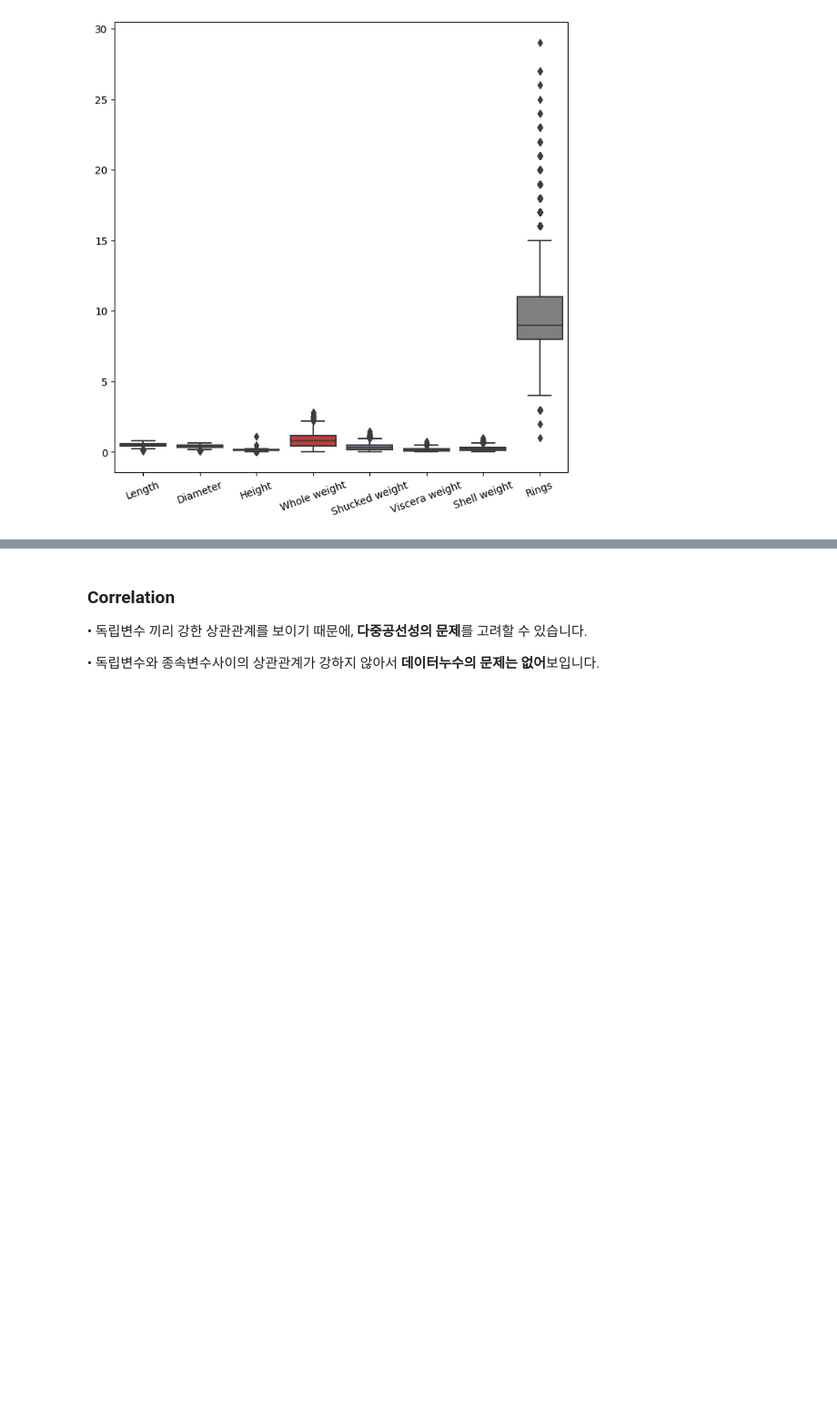
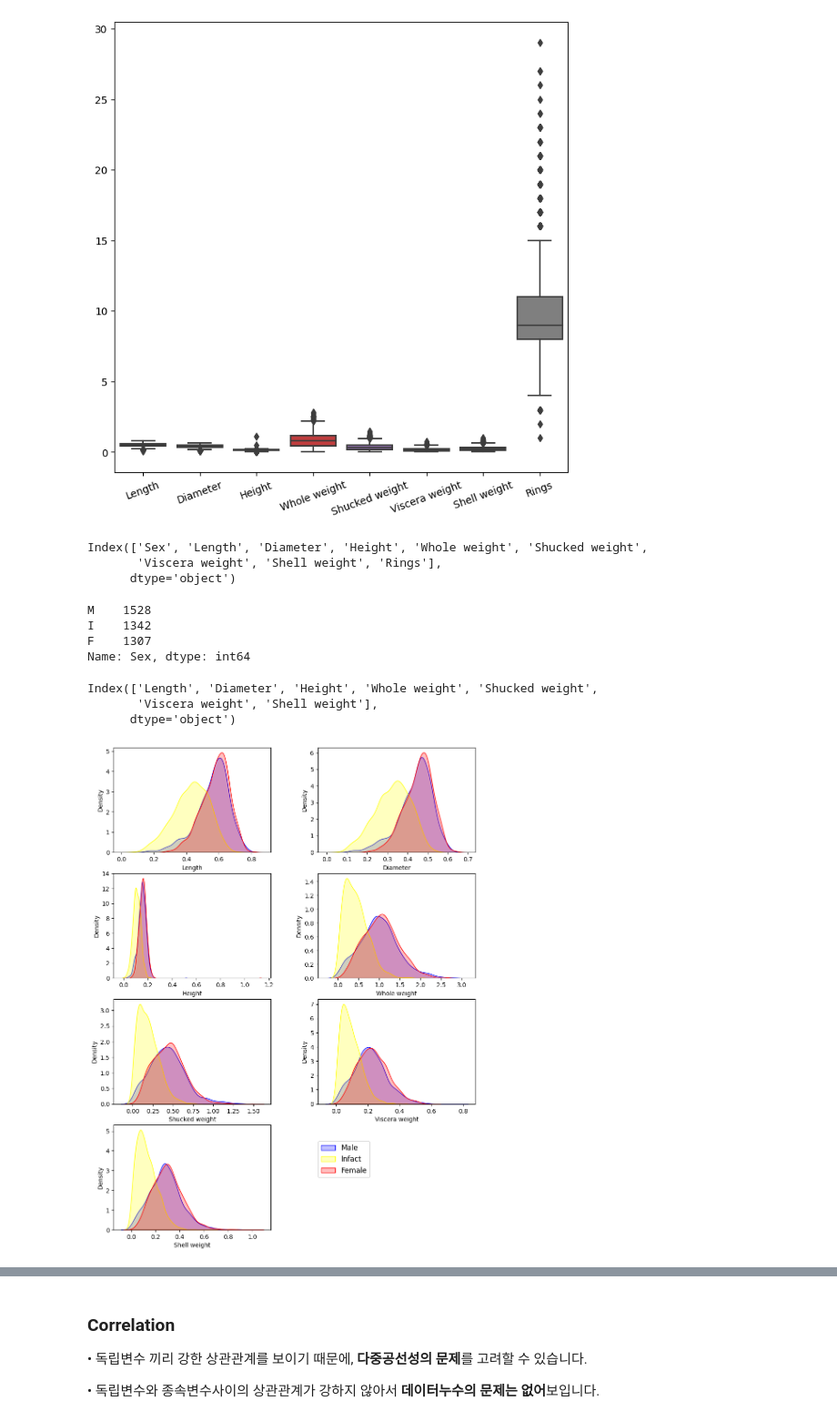
Before and after one commit to GPTeachersDay/TeamProject1, a Jupyter notebook: leeyeonjun/EDA/eda_abalone.ipynb, the cells around one changed output, grey strips where cells are left out. Shown at 91% size. Cells and saved outputs as stored; diff of their text form; code cells hidden in the pictures; blank space fills up the shorter version.

```diff
--- a/leeyeonjun/EDA/eda_abalone.ipynb
+++ b/leeyeonjun/EDA/eda_abalone.ipynb
@@ -88,7 +88,7 @@ from sklearn.decomposition import PCA
 # 각종 변수 선언
 csv_path = '../data/Regression_data.csv'
 save_path = '../../../../../Git_Blog/assets/images/aib/GPTeachersDay/'
-save_mode = 0
+save_mode = 1
 # %%
 df = pd.read_csv(csv_path)
 df.head()
@@ -185,6 +185,47 @@ if save_mode:
     fig.savefig(save_path + 'abalone_boxplot.png', dpi=80, bbox_inches='tight')
 # %% [output]
 [figure]
+# %%
+df.columns
+# %% [output]
+Index(['Sex', 'Length', 'Diameter', 'Height', 'Whole weight', 'Shucked weight',
+       'Viscera weight', 'Shell weight', 'Rings'],
+      dtype='object')
+# %%
+df.Sex.value_counts()
+# %% [output]
+M    1528
+I    1342
+F    1307
+Name: Sex, dtype: int64
+# %%
+df.iloc[:,1:-1].columns
+# %% [output]
+Index(['Length', 'Diameter', 'Height', 'Whole weight', 'Shucked weight',
+       'Viscera weight', 'Shell weight'],
+      dtype='object')
+# %%
+col_num = 2
+row_num = (len(df.iloc[:,1:-1].columns) // col_num) + 1
+
+fig = plt.figure(figsize=(col_num*6, row_num*4))
+# fig.suptitle('Numeric Features by Job', fontsize = 24, fontweight = 'bold', y = 0.9)
+
+for i, feature in enumerate(df.iloc[:,1:-1].columns) :
+    ax = plt.subplot(row_num, col_num, i+1)
+    g = sns.kdeplot(df[feature][df['Sex'] == 'M'], color='Blue', fill = True)
+    g = sns.kdeplot(df[feature][df['Sex'] == 'I'], color='Yellow', fill= True)
+    g = sns.kdeplot(df[feature][df['Sex'] == 'F'], color='Red', fill= True)
+    i += 1
+
+plt.legend(['Male', 'Infact', 'Female'], loc=(1.3,0.5), fontsize=12)
+plt.subplots_adjust(right=0.85, left=0.15, top=0.85, bottom=0.15, wspace=0.3, hspace=0.2)
+plt.show()
+
+if save_mode:
+    fig.savefig(save_path + 'abalone_sex_features.png', dpi=80, bbox_inches='tight')
+# %% [output]
+[figure, added]
 # %%
 _ = sns.pairplot(df, hue='Sex')
 _.fig.legend(labels = ["M","F","I"], loc='upper right', ncol=1)
```
Also changed, not shown: parts of 1 cell of this notebook.
